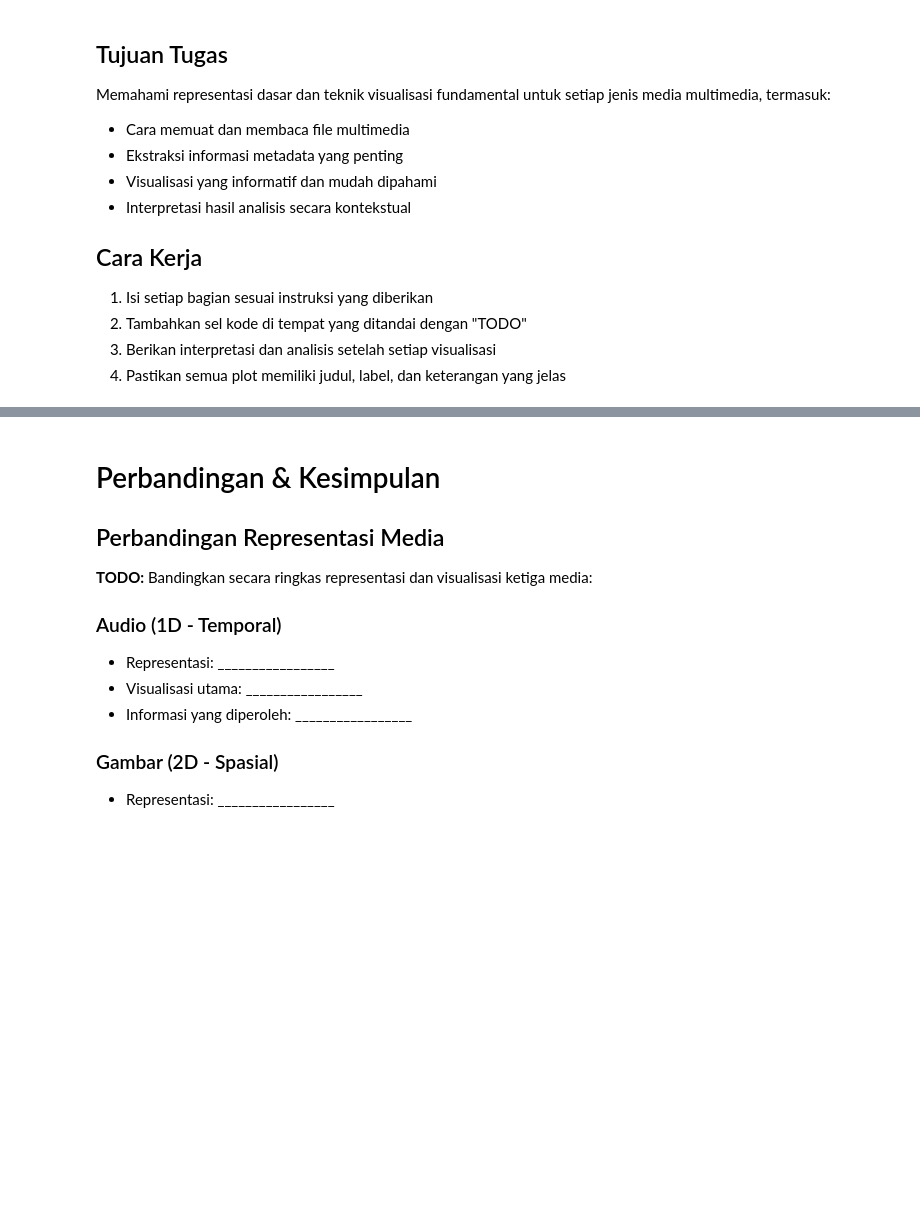
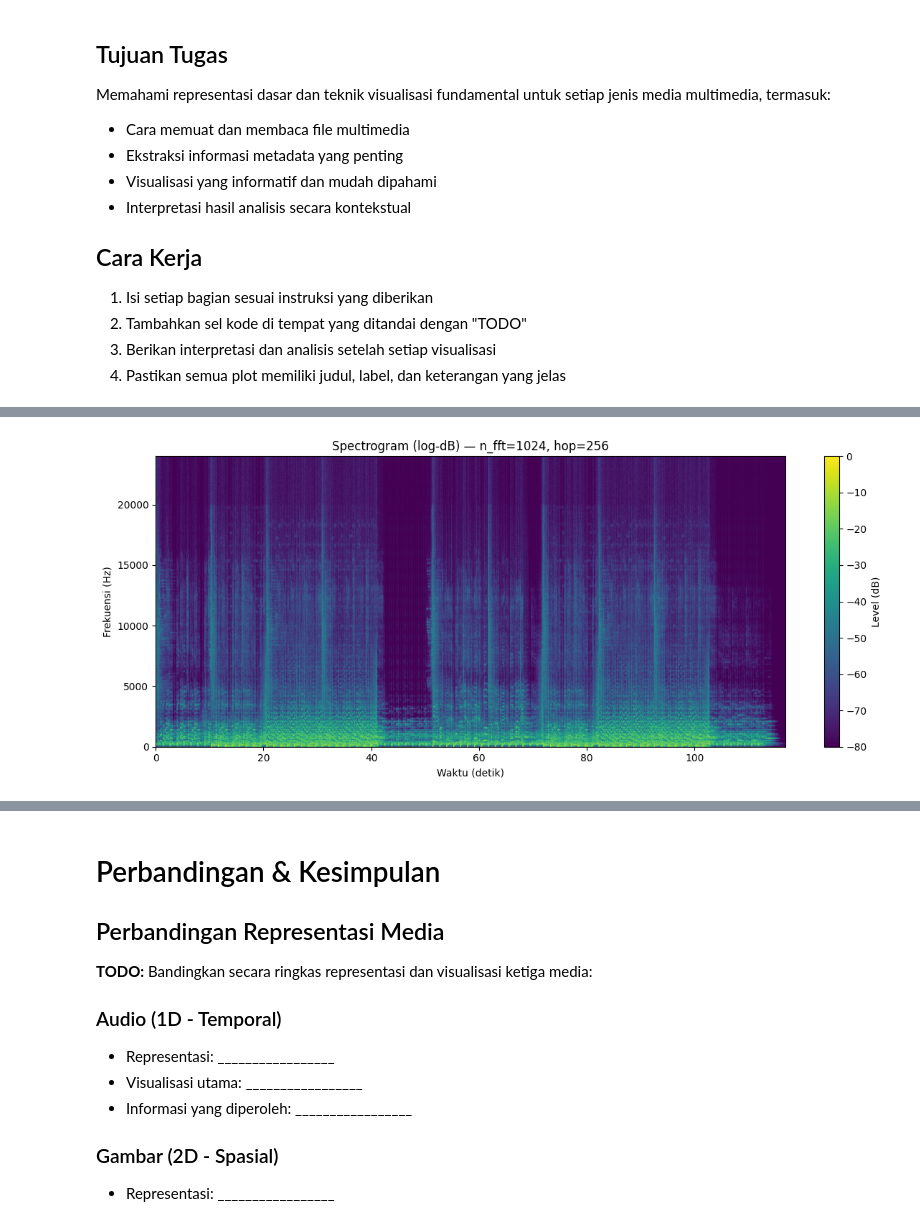
Before and after one commit to muhamyusuf/IF25-40305-handson-sistem-multimedia, a Jupyter notebook: 3_exercise_loading_media.ipynb, the cells around one changed output, grey strips where cells are left out. Cells and saved outputs as stored; diff of their text form; code cells hidden in the pictures; blank space fills up the shorter version.

```diff
--- a/3_exercise_loading_media.ipynb
+++ b/3_exercise_loading_media.ipynb
@@ -224,0 +280,26 @@ Interpretasi sederhana: apakah pola MFCC stabil atau berubah-ubah? Apa potensi m
+# %%
+# pilih kanal/mono lalu hitung STFT (n_fft=1024, hop_length=256) dan ubah ke skala log-dB
+n_fft = 1024
+hop_length = 256
+y_mono = y if y.ndim == 1 else y.mean(axis=0)
+D = librosa.stft(y_mono, n_fft=n_fft, hop_length=hop_length, window='hann', center=True)
+S = np.abs(D)
+S_db = librosa.amplitude_to_db(S, ref=np.max)
+
+# siapkan sumbu waktu (detik) dan frekuensi (Hz)
+t = librosa.frames_to_time(np.arange(S_db.shape[1]), sr=sr, hop_length=hop_length)
+f = librosa.fft_frequencies(sr=sr, n_fft=n_fft)
+
+# plot spectrogram log-dB dengan colorbar dan label sumbu
+plt.figure(figsize=(12, 5))
+plt.imshow(S_db, origin='lower', aspect='auto',
+           extent=[t[0], t[-1], f[0], f[-1]])
+cbar = plt.colorbar()
+cbar.set_label("Level (dB)")
+plt.title("Spectrogram (log-dB) — n_fft=1024, hop=256")
+plt.xlabel("Waktu (detik)")
+plt.ylabel("Frekuensi (Hz)")
+plt.tight_layout()
+plt.show()
+# %% [output]
+[figure, added]
```
Also changed, not shown: parts of 24 cells of this notebook, 3 other files.
